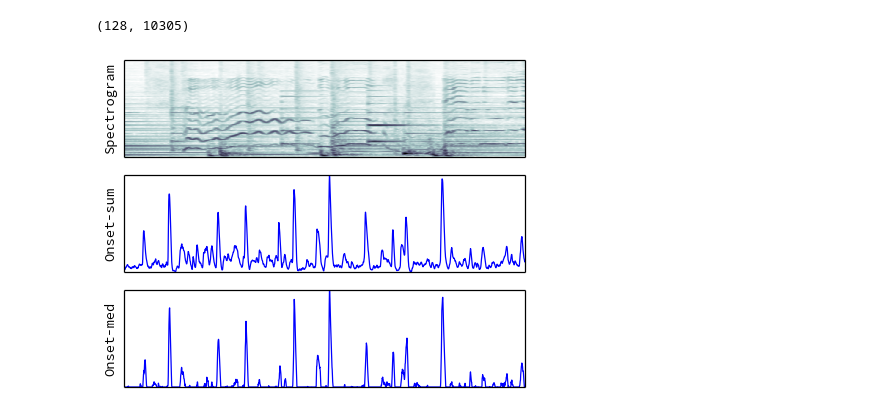
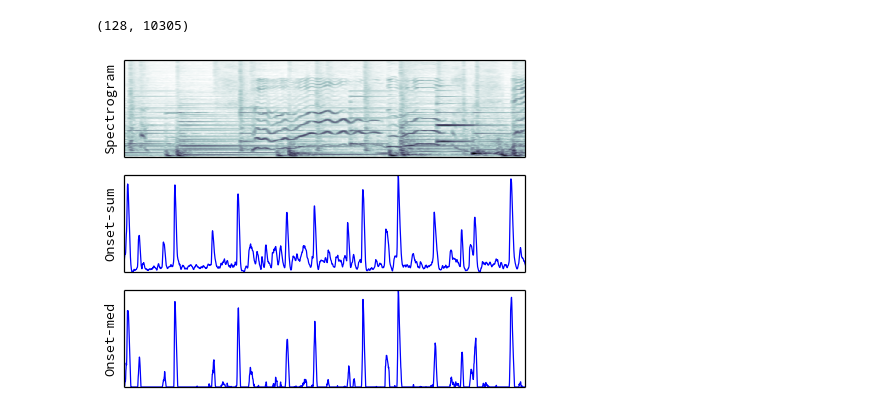
Before and after one commit to bmcfee/beat_onset, a Jupyter notebook: code/ICASSP2013 - Beat tracking.ipynb, the cells around one changed output. Cells and saved outputs as stored; diff of their text form; code cells hidden in the pictures.

```diff
--- a/code/ICASSP2013 - Beat tracking.ipynb
+++ b/code/ICASSP2013 - Beat tracking.ipynb
@@ -418,14 +418,14 @@ print S.shape
 # %% [output]
 (128, 10305)
 # %%
-BOUNDS = (2600, 4350)
+BOUNDS = (2300, 4050)
 #BOUNDS = (-2750, -1000)
 #BOUNDS = (6000, 8750)
 figure(figsize=(5,4))
 subplot(3,1,1), specshow(S[:,BOUNDS[0]:BOUNDS[1]]**(1./3)), xticks([]), yticks([]), ylabel('Spectrogram')
 subplot(3,1,2), plot(odf_sum(librosa.logamplitude(S))[BOUNDS[0]:BOUNDS[1]]), axis('tight'), xticks([]), yticks([]), ylabel('Onset-sum')
 subplot(3,1,3), plot(odf_med(librosa.logamplitude(S))[BOUNDS[0]:BOUNDS[1]]), axis('tight'), xticks([]), yticks([]), ylabel('Onset-med')
 tight_layout()
 savefig('/home/bmcfee/git/beat_onset/paper/figs/onsets.pdf', format='pdf', pad_inches=0, transparent=True)
 # %% [output]
-[figure, old version]
+[figure, new version]
```
Also changed, not shown: 3 other files.
